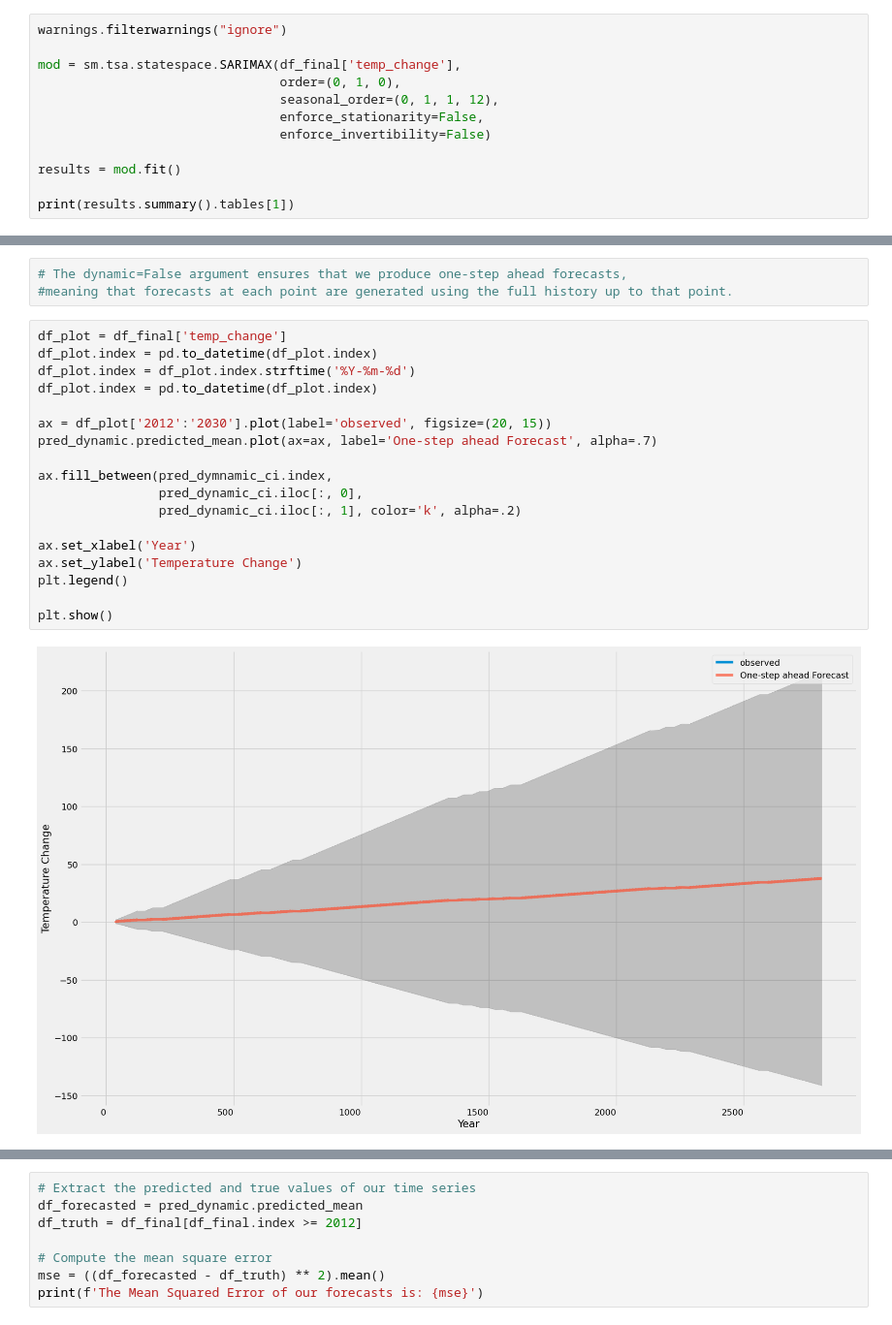
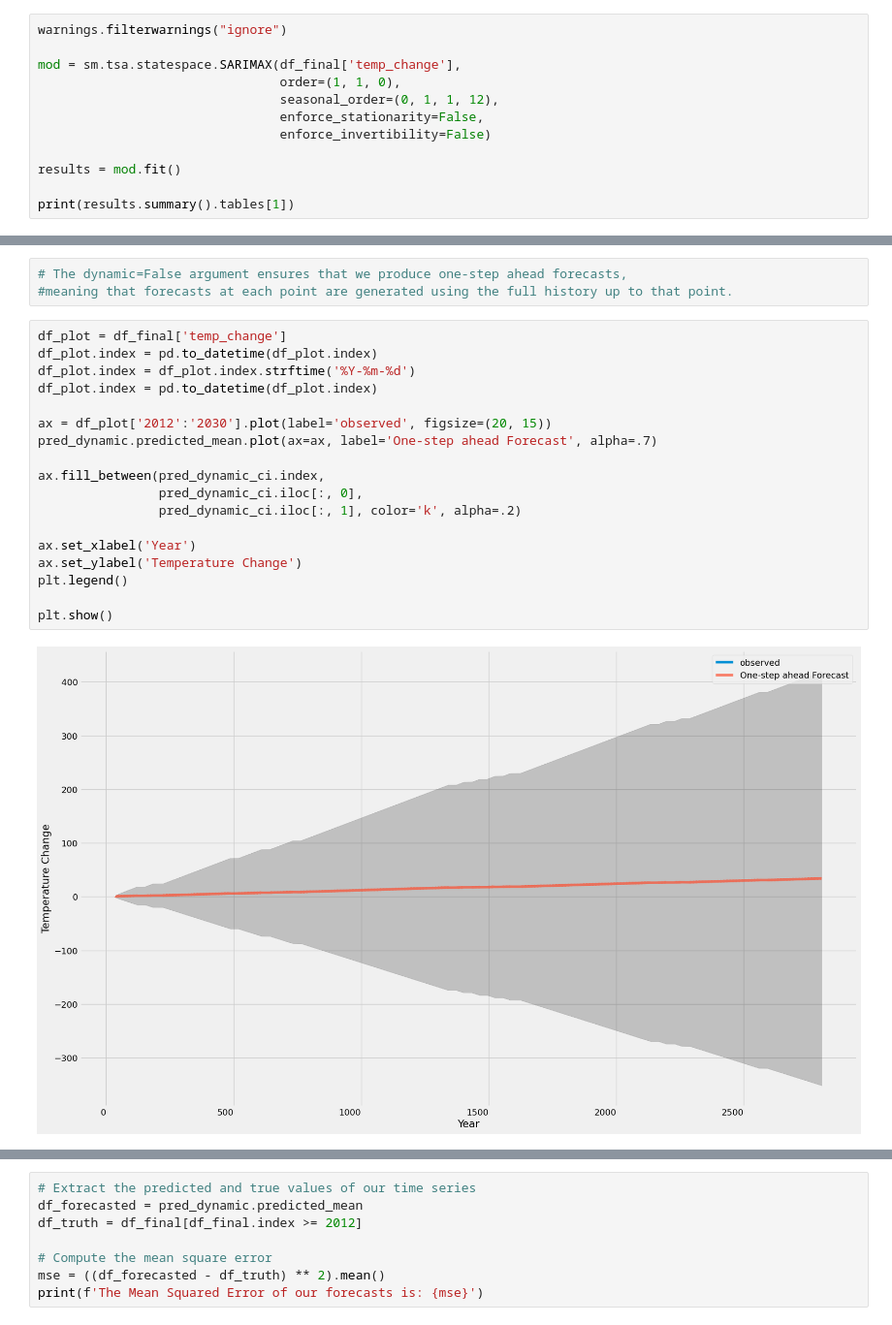
Before and after one commit to themountaintop/exploring_world_emissions, a Jupyter notebook: ML_Research/ARIMA_ML_final.ipynb, the cells around one changed output, grey strips where cells are left out. Shown: that part at 97% size. Drawn from its saved outputs; the diff is of its cells as text.

```diff
--- a/ML_Research/ARIMA_ML_final.ipynb
+++ b/ML_Research/ARIMA_ML_final.ipynb
@@ -277,7 +279,7 @@ for param in pdq:
 warnings.filterwarnings("ignore")
 
 mod = sm.tsa.statespace.SARIMAX(df_final['temp_change'],
-                                order=(0, 1, 0),
+                                order=(1, 1, 0),
                                 seasonal_order=(0, 1, 1, 12),
                                 enforce_stationarity=False,
                                 enforce_invertibility=False)
@@ -347,23 +339,23 @@ pred_dynamic_ci = pred_dynamic.conf_int()
 # %%
 df_plot = df_final['temp_change']
 df_plot.index = pd.to_datetime(df_plot.index)
 df_plot.index = df_plot.index.strftime('%Y-%m-%d')
 df_plot.index = pd.to_datetime(df_plot.index)
 
 ax = df_plot['2012':'2030'].plot(label='observed', figsize=(20, 15))
 pred_dynamic.predicted_mean.plot(ax=ax, label='One-step ahead Forecast', alpha=.7)
 
-ax.fill_between(pred_dymnamic_ci.index,
+ax.fill_between(pred_dynamic_ci.index,
                 pred_dynamic_ci.iloc[:, 0],
                 pred_dynamic_ci.iloc[:, 1], color='k', alpha=.2)
 
 ax.set_xlabel('Year')
 ax.set_ylabel('Temperature Change')
 plt.legend()
 
 plt.show()
 # %% [output]
-[figure, old version]
+[figure, new version]
 # %%
 df_plot = df_plot[df_plot.index <= pd.to_datetime('2020-12-31')]
 
```
Also changed, not shown: parts of 8 cells of this notebook.
